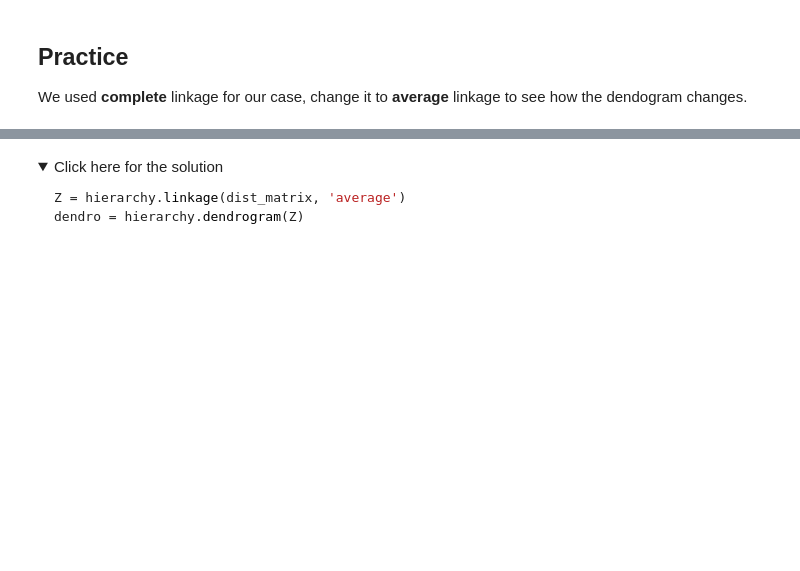
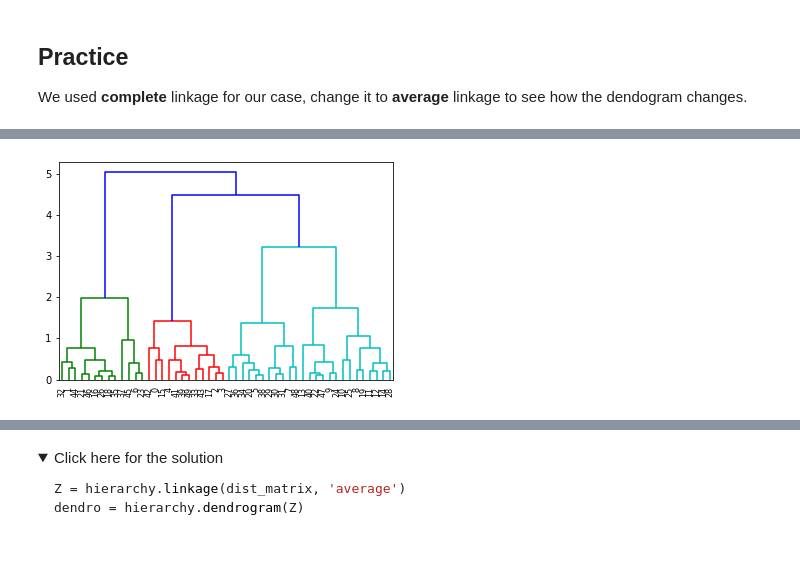
Before and after one commit to lililalina/ibm-data-science-and-machine-learning, a Jupyter notebook: 03-machine-learning/ML0101EN_Clus_Hierarchical_Cars.ipynb, the cells around one changed output, grey strips where cells are left out. Drawn from its saved outputs; the diff is of its cells as text; code cells hidden in the pictures; folded sections open; blank space fills up the shorter version.

```diff
--- a/03-machine-learning/ML0101EN_Clus_Hierarchical_Cars.ipynb
+++ b/03-machine-learning/ML0101EN_Clus_Hierarchical_Cars.ipynb
@@ -187,0 +239,4 @@ We used **complete** linkage for our case, change it to **average** linkage to s
+# %%
+dendro_complete = hierarchy.dendrogram(Z)
+# %% [output]
+[figure, added]
```
Also changed, not shown: parts of 23 cells of this notebook.
